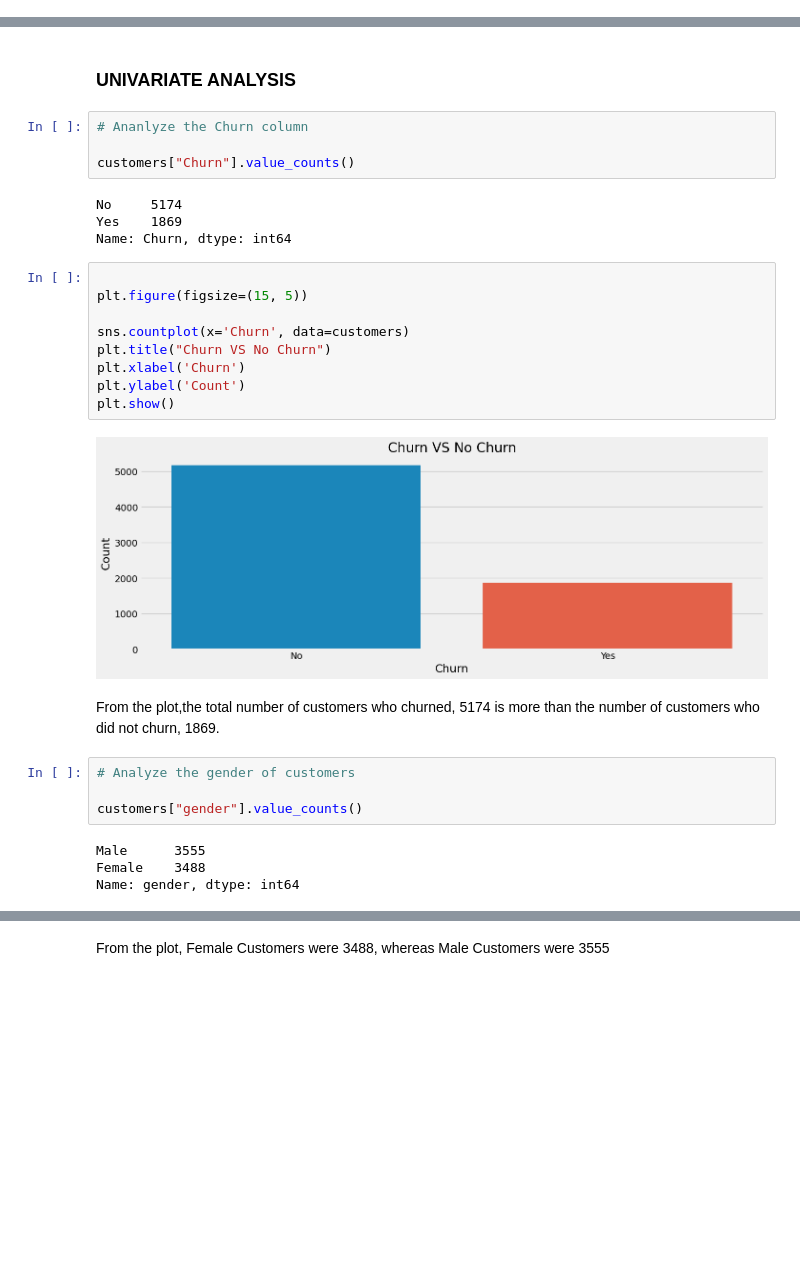
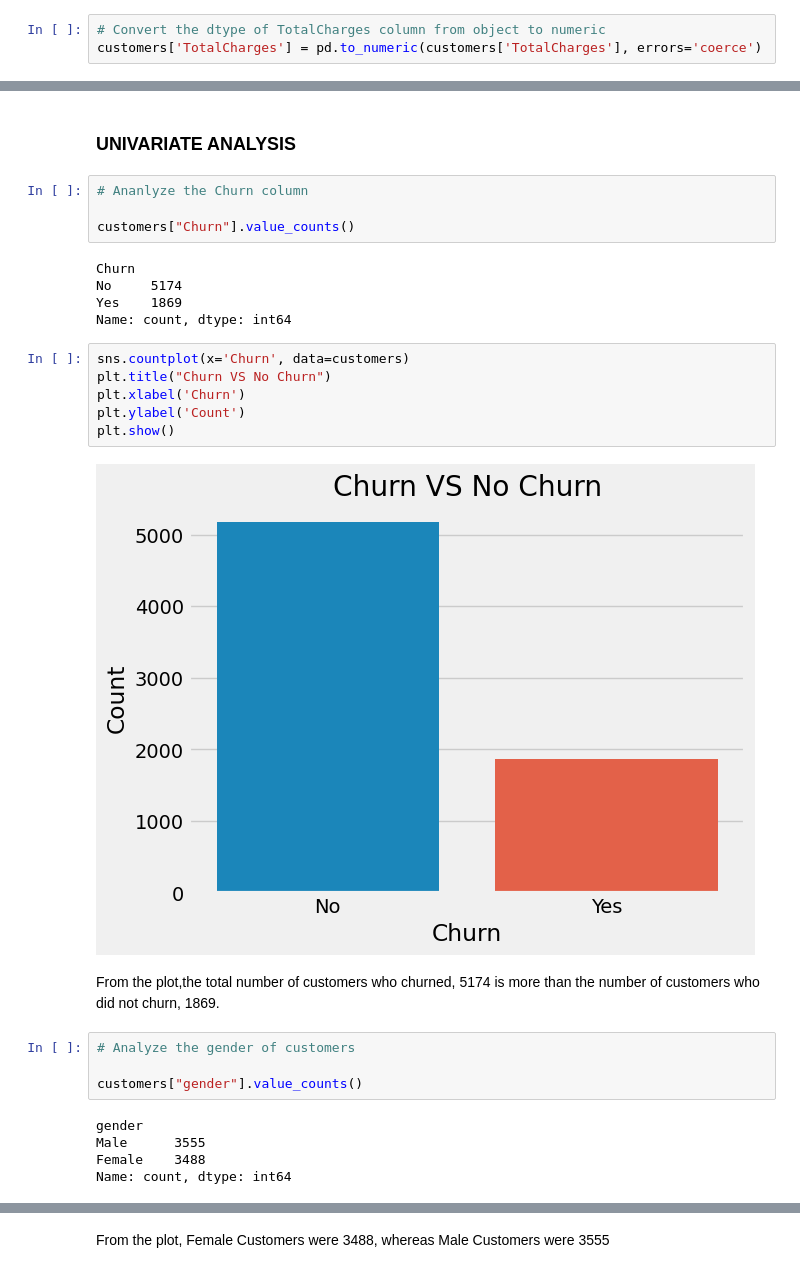
Before and after one commit to elvis-darko/Training-and-Apprenticeship-Portfolio-Projects, a Jupyter notebook: TELCO-CUSTOMER-CHURN/TELECOMMUNICATION-CUSTOMER-CHURN.ipynb, the cells around one changed output, grey strips where cells are left out. Drawn from its saved outputs; the diff is of its cells as text; blank space fills up the shorter version.

```diff
--- a/TELCO-CUSTOMER-CHURN/TELECOMMUNICATION-CUSTOMER-CHURN.ipynb
+++ b/TELCO-CUSTOMER-CHURN/TELECOMMUNICATION-CUSTOMER-CHURN.ipynb
@@ -98,6 +118,9 @@ customers.shape
 (7043, 21)
 # %% [markdown]
 There are 7043 rows and 21 columns in the data
+# %%
+# Convert the dtype of TotalCharges column from object to numeric
+customers['TotalCharges'] = pd.to_numeric(customers['TotalCharges'], errors='coerce')
 # %%
 # Check for null values in the data
 
@@ -137,20 +160,18 @@ There are no duplicates in the data
 
 customers["Churn"].value_counts()
 # %% [output]
+Churn
 No     5174
 Yes    1869
-Name: Churn, dtype: int64
+Name: count, dtype: int64
 # %%
-
-plt.figure(figsize=(15, 5))
-
 sns.countplot(x='Churn', data=customers)
 plt.title("Churn VS No Churn")
 plt.xlabel('Churn')
 plt.ylabel('Count')
 plt.show()
 # %% [output]
-[figure, old version]
+[figure, new version]
 # %% [markdown]
 From the plot,the total number of customers who churned, 5174 is more than the number of customers who did not churn, 1869.
 # %%
@@ -158,7 +179,8 @@ From the plot,the total number of customers who churned, 5174 is more than the n
 
 customers["gender"].value_counts()
 # %% [output]
+gender
 Male      3555
 Female    3488
-Name: gender, dtype: int64
+Name: count, dtype: int64
 # %%
```
Also changed, not shown: parts of 66 cells of this notebook.
